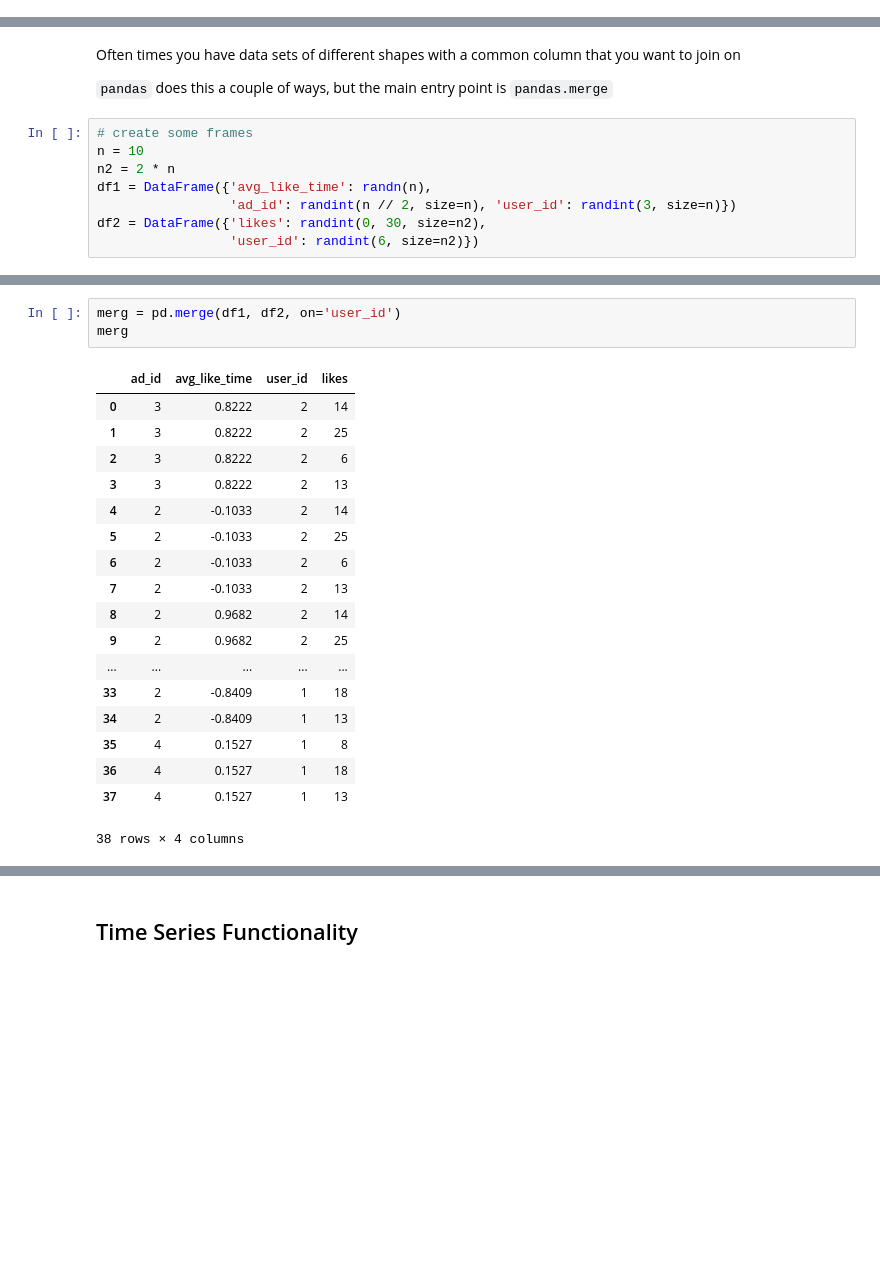
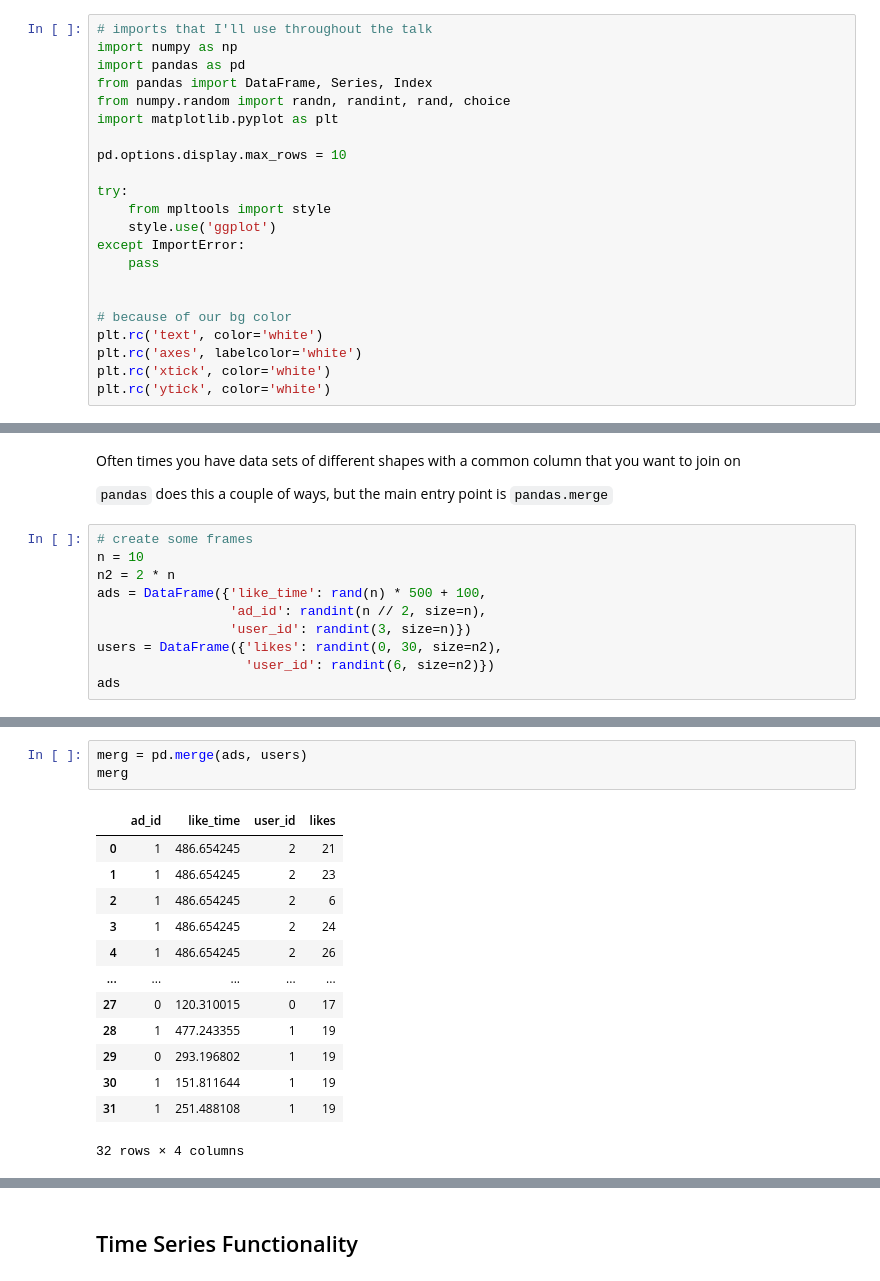
Before and after one commit to cpcloud/nyqpug-pandas-features, a Jupyter notebook: nb/Whirl-torial.ipynb, the cells around one changed output, grey strips where cells are left out. Saved outputs shown, nothing was run; the diff lists cells and outputs as text; blank space fills up the shorter version.

```diff
--- a/nb/Whirl-torial.ipynb
+++ b/nb/Whirl-torial.ipynb
@@ -57,3 +75,25 @@ If you've ever found yourself looking for a way to read a CSV file into an expre
+# %%
+# imports that I'll use throughout the talk
+import numpy as np
+import pandas as pd
+from pandas import DataFrame, Series, Index
+from numpy.random import randn, randint, rand, choice
+import matplotlib.pyplot as plt
+
+pd.options.display.max_rows = 10
+
+try:
+    from mpltools import style
+    style.use('ggplot')
+except ImportError:
+    pass
+
+
+# because of our bg color
+plt.rc('text', color='white')
+plt.rc('axes', labelcolor='white')
+plt.rc('xtick', color='white')
+plt.rc('ytick', color='white')
 # %% [markdown]
 # [``pandas.DataFrame``](http://pandas.pydata.org/pandas-docs/stable/dsintro.html#dataframe)
 # %% [markdown]
@@ -532,7 +471,9 @@ Often times you have data sets of different shapes with a common column that you
 # create some frames
 n = 10
 n2 = 2 * n
-df1 = DataFrame({'avg_like_time': randn(n),
-                 'ad_id': randint(n // 2, size=n), 'user_id': randint(3, size=n)})
-df2 = DataFrame({'likes': randint(0, 30, size=n2),
-                 'user_id': randint(6, size=n2)})
+ads = DataFrame({'like_time': rand(n) * 500 + 100,
+                 'ad_id': randint(n // 2, size=n),
+                 'user_id': randint(3, size=n)})
+users = DataFrame({'likes': randint(0, 30, size=n2),
+                   'user_id': randint(6, size=n2)})
+ads
@@ -539,22 +508,17 @@ df2 = DataFrame({'likes': randint(0, 30, size=n2),
 # %%
-merg = pd.merge(df1, df2, on='user_id')
+merg = pd.merge(ads, users)
 merg
 # %% [output]
-|  | ad_id | avg_like_time | user_id | likes |
-| 0 | 3 | 0.8222 | 2 | 14 |
-| 1 | 3 | 0.8222 | 2 | 25 |
-| 2 | 3 | 0.8222 | 2 | 6 |
-| 3 | 3 | 0.8222 | 2 | 13 |
-| 4 | 2 | -0.1033 | 2 | 14 |
-| 5 | 2 | -0.1033 | 2 | 25 |
-| 6 | 2 | -0.1033 | 2 | 6 |
-| 7 | 2 | -0.1033 | 2 | 13 |
-| 8 | 2 | 0.9682 | 2 | 14 |
-| 9 | 2 | 0.9682 | 2 | 25 |
+|  | ad_id | like_time | user_id | likes |
+| 0 | 1 | 486.654245 | 2 | 21 |
+| 1 | 1 | 486.654245 | 2 | 23 |
+| 2 | 1 | 486.654245 | 2 | 6 |
+| 3 | 1 | 486.654245 | 2 | 24 |
+| 4 | 1 | 486.654245 | 2 | 26 |
 | ... | ... | ... | ... | ... |
-| 33 | 2 | -0.8409 | 1 | 18 |
-| 34 | 2 | -0.8409 | 1 | 13 |
-| 35 | 4 | 0.1527 | 1 | 8 |
-| 36 | 4 | 0.1527 | 1 | 18 |
-| 37 | 4 | 0.1527 | 1 | 13 |
+| 27 | 0 | 120.310015 | 0 | 17 |
+| 28 | 1 | 477.243355 | 1 | 19 |
+| 29 | 0 | 293.196802 | 1 | 19 |
+| 30 | 1 | 151.811644 | 1 | 19 |
+| 31 | 1 | 251.488108 | 1 | 19 |
-38 rows × 4 columns
+32 rows × 4 columns
```
Also changed, not shown: parts of 79 cells of this notebook.
